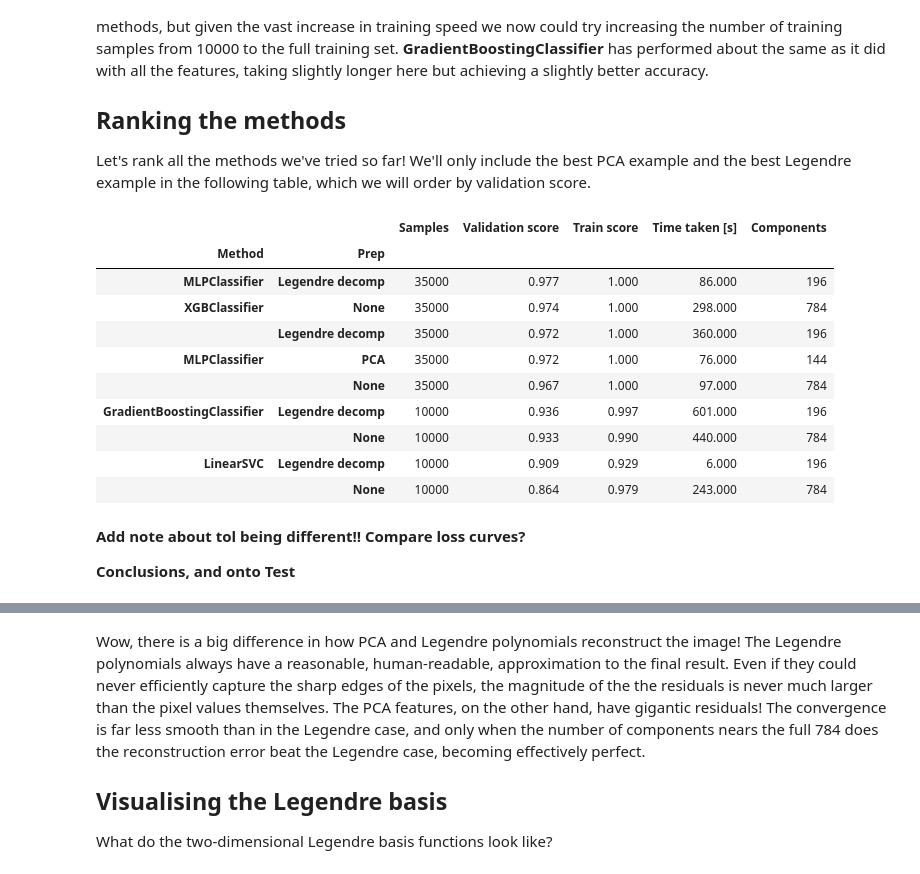
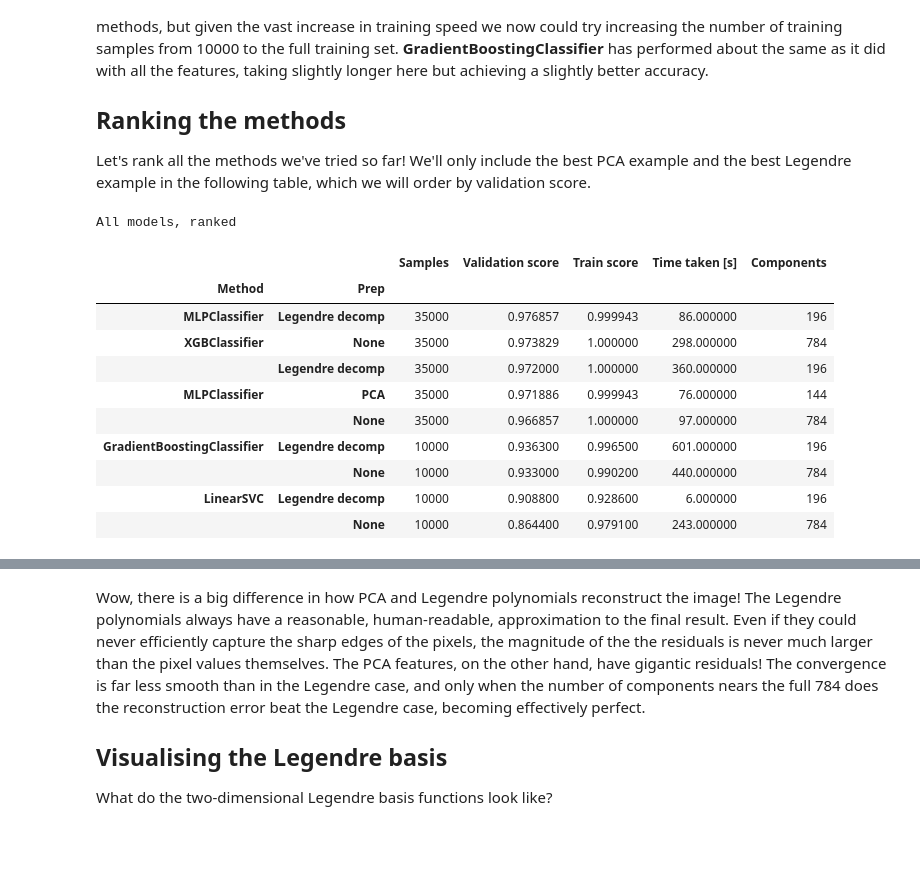
Before and after one commit to pc559/mnist_comparison, a Jupyter notebook: mnist_compare.ipynb, the cells around one changed output, grey strips where cells are left out. Cells and saved outputs as stored; diff of their text form; code cells hidden in the pictures; blank space fills up the shorter version.

```diff
--- a/mnist_compare.ipynb
+++ b/mnist_compare.ipynb
@@ -310,5 +336,5 @@ full_score['Method'] = 'MLPClassifier'
 full_score['Prep'] = 'None'
 full_score['Samples'] = len(X_train)
 full_score['Components'] = X_train.shape[1]
-full_score
+full_score.style.set_caption("MLPClassifier with no dimensional reduction")
 # %% [output]
@@ -360,5 +391,5 @@ Using 10000 training samples for GradientBoostingClassifier.
 # %%
 other_methods_scores['Prep'] = 'None'
 other_methods_scores['Components'] = X_train.shape[1]
-other_methods_scores
+other_methods_scores.style.set_caption("Comparison models, no dimensional reduction")
 # %% [output]
@@ -454,5 +488,5 @@ leg_scores = pd.DataFrame(leg_results, columns=display_cols)
 leg_scores['Method'] = 'MLPClassifier'
 leg_scores['Prep'] = 'Legendre decomp'
 leg_scores['Samples'] = len(X_train)
-leg_scores
+leg_scores.style.set_caption("Legendre decomp with MPLClassifier")
 # %% [output]
@@ -581,5 +616,5 @@ Using 10000 training samples for GradientBoostingClassifier.
 # %%
 other_methods_scores_leg['Prep'] = 'Legendre decomp'
 other_methods_scores_leg['Components'] = leg_train.shape[1]
-other_methods_scores_leg
+other_methods_scores_leg.style.set_caption("Legendre decomp with comparison models")
 # %% [output]
@@ -605,28 +641,25 @@ the following table, which we will order by validation score.
 # %%
 ## # Change this to a plot?
 col1 = 'Method'
 col2 = 'Prep'
 pca_inds = pca_scores['Validation score']==pca_scores['Validation score'].max()
 leg_inds = leg_scores['Validation score']==leg_scores['Validation score'].max()
 dfs = [other_methods_scores, other_methods_scores_leg, pca_scores[pca_inds], leg_scores[leg_inds], full_score]
 temp = pd.concat(dfs)#, keys=keys, names=[col2])
 temp['Components'] = temp['Components'].astype(np.int64)
 temp['Time taken [s]'] = np.round(temp['Time taken [s]'])
-temp.set_index([col1, col2], drop=True).sort_values('Validation score', ascending=False)
+temp = temp.set_index([col1, col2], drop=True).sort_values('Validation score', ascending=False)
+temp.style.set_caption("All models, ranked")
 # %% [output]
+All models, ranked
 |  |  | Samples | Validation score | Train score | Time taken [s] | Components |
 | Method | Prep |  |  |  |  |  |
-| MLPClassifier | Legendre decomp | 35000 | 0.977 | 1.000 | 86.000 | 196 |
-| XGBClassifier | None | 35000 | 0.974 | 1.000 | 298.000 | 784 |
-|  | Legendre decomp | 35000 | 0.972 | 1.000 | 360.000 | 196 |
-| MLPClassifier | PCA | 35000 | 0.972 | 1.000 | 76.000 | 144 |
-|  | None | 35000 | 0.967 | 1.000 | 97.000 | 784 |
-| GradientBoostingClassifier | Legendre decomp | 10000 | 0.936 | 0.997 | 601.000 | 196 |
-|  | None | 10000 | 0.933 | 0.990 | 440.000 | 784 |
-| LinearSVC | Legendre decomp | 10000 | 0.909 | 0.929 | 6.000 | 196 |
-|  | None | 10000 | 0.864 | 0.979 | 243.000 | 784 |
+| MLPClassifier | Legendre decomp | 35000 | 0.976857 | 0.999943 | 86.000000 | 196 |
+| XGBClassifier | None | 35000 | 0.973829 | 1.000000 | 298.000000 | 784 |
+|  | Legendre decomp | 35000 | 0.972000 | 1.000000 | 360.000000 | 196 |
+| MLPClassifier | PCA | 35000 | 0.971886 | 0.999943 | 76.000000 | 144 |
+|  | None | 35000 | 0.966857 | 1.000000 | 97.000000 | 784 |
+| GradientBoostingClassifier | Legendre decomp | 10000 | 0.936300 | 0.996500 | 601.000000 | 196 |
+|  | None | 10000 | 0.933000 | 0.990200 | 440.000000 | 784 |
+| LinearSVC | Legendre decomp | 10000 | 0.908800 | 0.928600 | 6.000000 | 196 |
+|  | None | 10000 | 0.864400 | 0.979100 | 243.000000 | 784 |
-# %% [markdown]
-**Add note about tol being different!!**
-**Compare loss curves?**
-
-**Conclusions, and onto Test**
```
Also changed, not shown: parts of 30 cells of this notebook.
